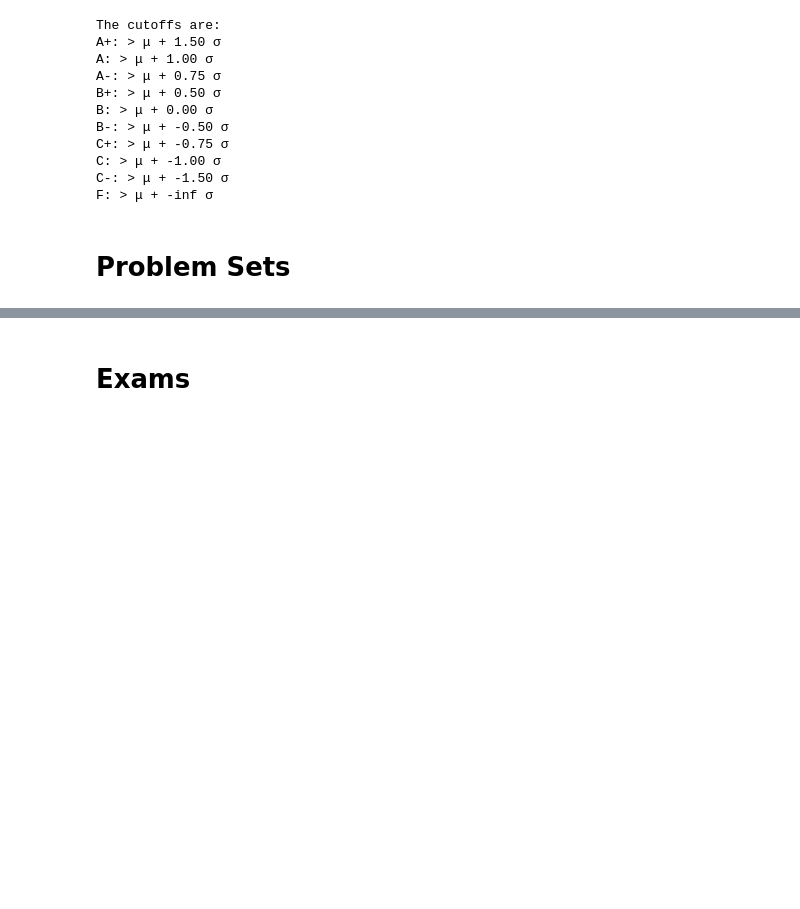
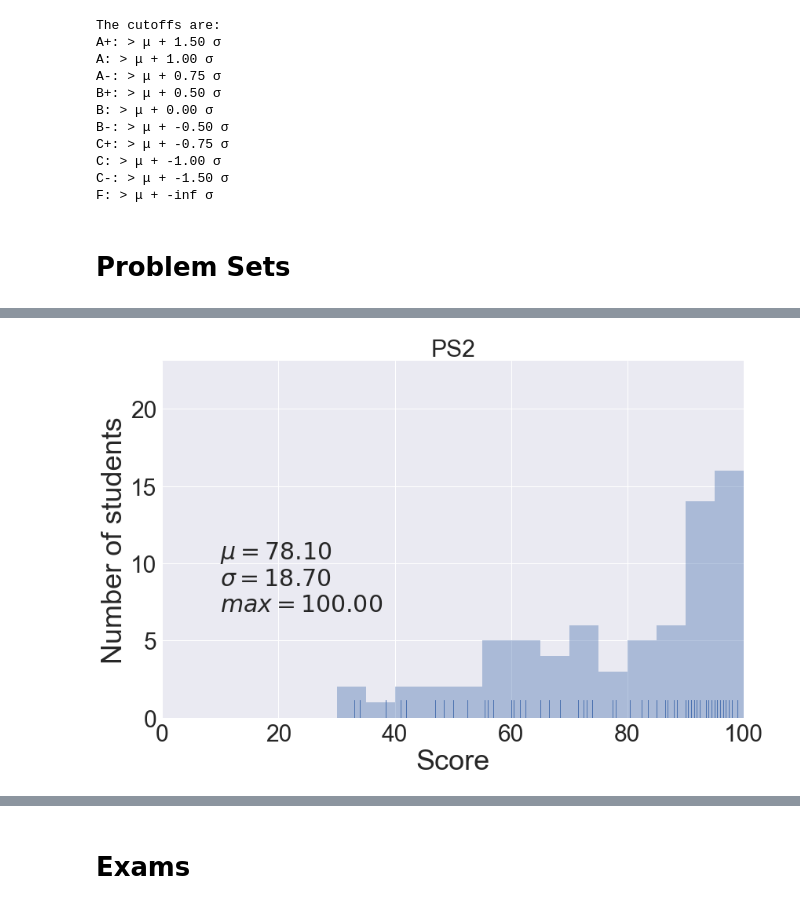
Before and after one commit to materialsvirtuallab/nano106, a Jupyter notebook: grades/Spring2017/Grade Stats.ipynb, the cells around one changed output, grey strips where cells are left out. Saved outputs shown, nothing was run; the diff lists cells and outputs as text; code cells hidden in the pictures; blank space fills up the shorter version.

```diff
--- a/grades/Spring2017/Grade Stats.ipynb
+++ b/grades/Spring2017/Grade Stats.ipynb
@@ -154,3 +154,5 @@ cutoffs = bar_plot(d, "PS1", annotate=False)
 # %%
-#cutoffs = bar_plot(d, "PS2", annotate=True)
+cutoffs = bar_plot(d, "PS2", annotate=False)
+# %% [output]
+[figure, added]
 # %%
```
Also changed, not shown: parts of 5 cells of this notebook, 2 other files.
